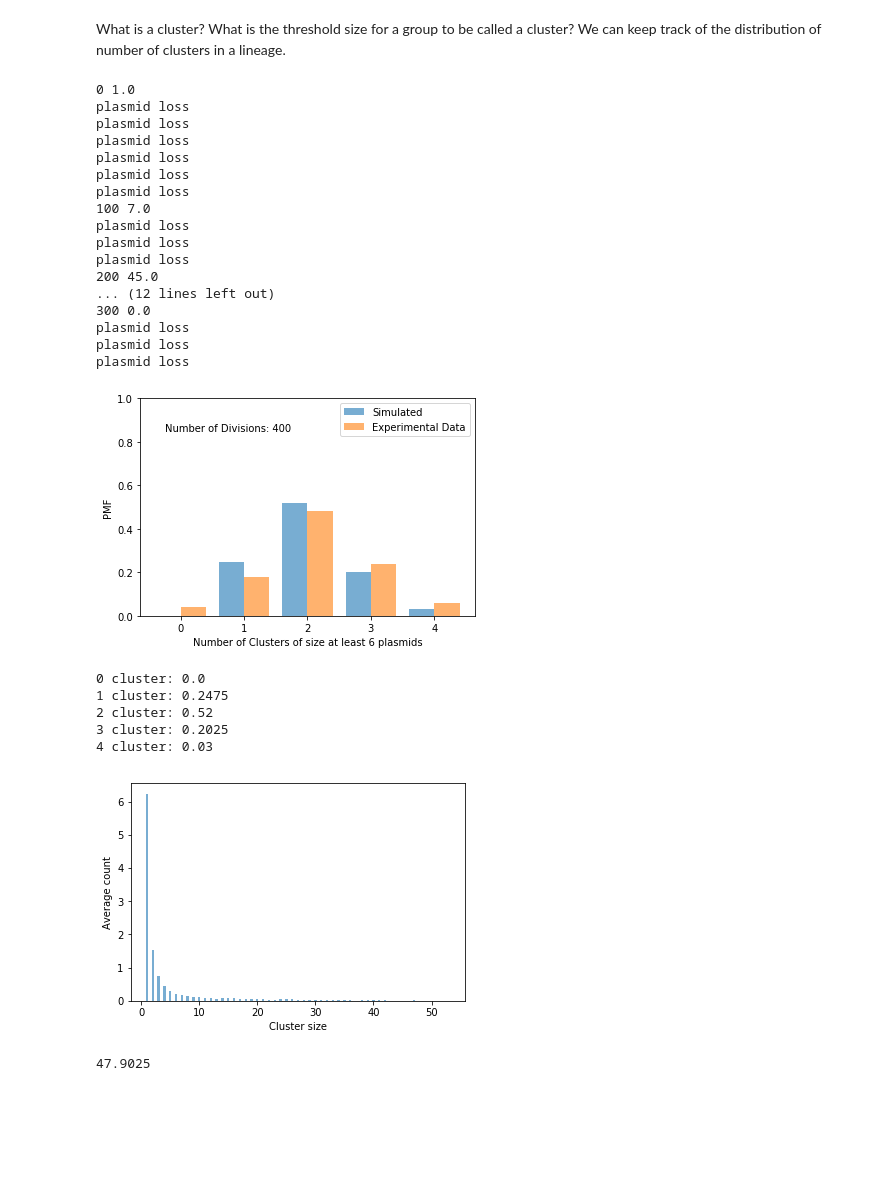
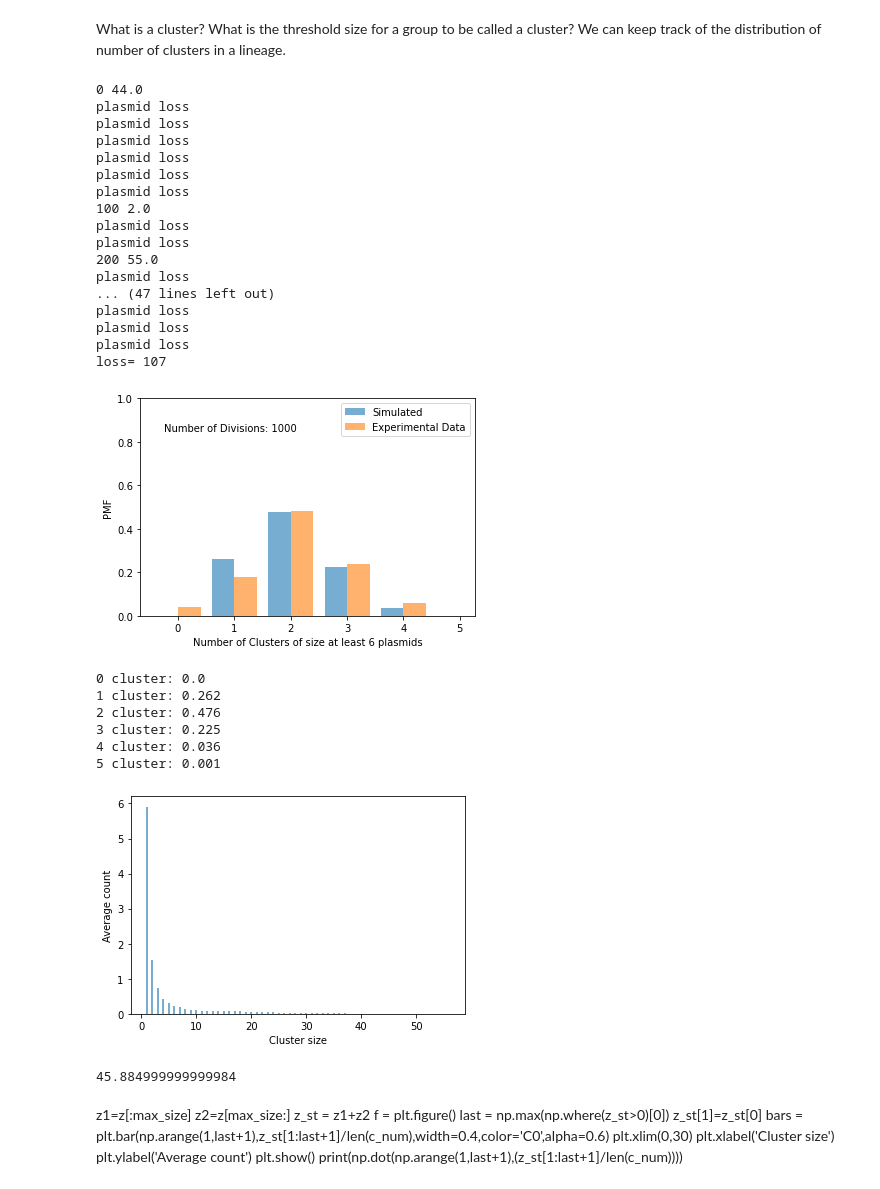
Before and after one commit to mvcortez/Plasmids, a Jupyter notebook: Single_lineage_cluster_localization.ipynb, the cells around one changed output. Drawn from its saved outputs; the diff is of its cells as text; code cells hidden in the pictures; blank space fills up the shorter version.

```diff
--- a/Single_lineage_cluster_localization.ipynb
+++ b/Single_lineage_cluster_localization.ipynb
@@ -264,0 +242,20 @@ plt.show()
+# %%
+gen=1
+y0 = np.zeros(2*max_size)
+y0[0]=x0
+f,axes = plt.subplots(2,2,figsize=(7,5))
+y,x,t_y,t_x = ssa_hyperbolic(y0,x0,tau,beta,gamma,sigma,max_size)
+plot_stairs(x,t_x)
+y1 = y[:max_size]
+y2 = y[max_size:]
+
+axes[0,1].axis('off')
+axes[1,0].bar(range(np.max(np.where(y1>0))+1),y1[:np.max(np.where(y1>0))+1])
+axes[1,0].set_xticks(np.where(y1>0)[0])
+axes[1,1].bar(range(np.max(np.where(y2>0))+1),y2[:np.max(np.where(y2>0))+1])
+axes[1,1].set_xticks(np.where(y2>0)[0])
+for i in range(2):
+    axes[1,i].set_xlabel('Cluster size (Pole %d)' %(i+1) )
+axes[1,0].set_ylabel('Count')
+plt.tight_layout()
+plt.show()
@@ -268,7 +267,7 @@ We can keep track of the distribution of number of clusters in a lineage.
 # %%
 c_thresh = 6
 cluster = True
-gen=400
+gen=1000
 x,t,ratio,c_num,z=single_lineage(x0,gen,tau,cluster,c_thresh,beta,gamma,sigma,max_size)
 heights = np.bincount(c_num.astype(int))/len(c_num)
 bars = plt.bar(np.arange(len(heights))-0.2,heights,width=0.4,color='C0',alpha=0.6,label='Simulated')
@@ -278,46 +277,47 @@ plt.ylim([0,1])
 plt.xticks(range(len(heights)))
 plt.xlabel('Number of Clusters of size at least %d plasmids' %(c_thresh))
 plt.ylabel('PMF')
 plt.legend()
 plt.show()
 
 for i in range(len(heights)):
     print('%d cluster:' %(i),heights[i])
 
 z1=z[:max_size]
 z2=z[max_size:]
 z_st = z1+z2
 f = plt.figure()
 last = np.max(np.where(z_st>0)[0])
 z_st[1]=z_st[0]
 bars = plt.bar(np.arange(1,last+1),z_st[1:last+1]/len(c_num),width=0.4,color='C0',alpha=0.6)
 plt.xlabel('Cluster size')
 plt.ylabel('Average count')
 plt.show()
 print(np.dot(np.arange(1,last+1),(z_st[1:last+1]/len(c_num))))
 # %% [output]
-0 1.0
+0 44.0
 plasmid loss
 plasmid loss
 plasmid loss
 plasmid loss
 plasmid loss
 plasmid loss
-100 7.0
+100 2.0
+plasmid loss
+plasmid loss
+200 55.0
+plasmid loss
+... (47 lines left out)
 plasmid loss
 plasmid loss
 plasmid loss
-200 45.0
-... (12 lines left out)
-300 0.0
-plasmid loss
-plasmid loss
-plasmid loss
+loss= 107
-[figure, old version]
+[figure, new version]
 0 cluster: 0.0
-1 cluster: 0.2475
-2 cluster: 0.52
-3 cluster: 0.2025
-4 cluster: 0.03
+1 cluster: 0.262
+2 cluster: 0.476
+3 cluster: 0.225
+4 cluster: 0.036
+5 cluster: 0.001
-[figure, old version]
+[figure, new version]
-47.9025
+45.884999999999984
@@ -337,2 +324,15 @@ print(np.dot(np.arange(1,last+1),(z_st[1:last+1]/len(c_num))))
+# %% [markdown]
+z1=z[:max_size]
+z2=z[max_size:]
+z_st = z1+z2
+f = plt.figure()
+last = np.max(np.where(z_st>0)[0])
+z_st[1]=z_st[0]
+bars = plt.bar(np.arange(1,last+1),z_st[1:last+1]/len(c_num),width=0.4,color='C0',alpha=0.6)
+plt.xlim(0,30)
+plt.xlabel('Cluster size')
+plt.ylabel('Average count')
+plt.show()
+print(np.dot(np.arange(1,last+1),(z_st[1:last+1]/len(c_num))))
 # %%
 cluster=[False,True]
```
Also changed, not shown: parts of 7 cells of this notebook.
